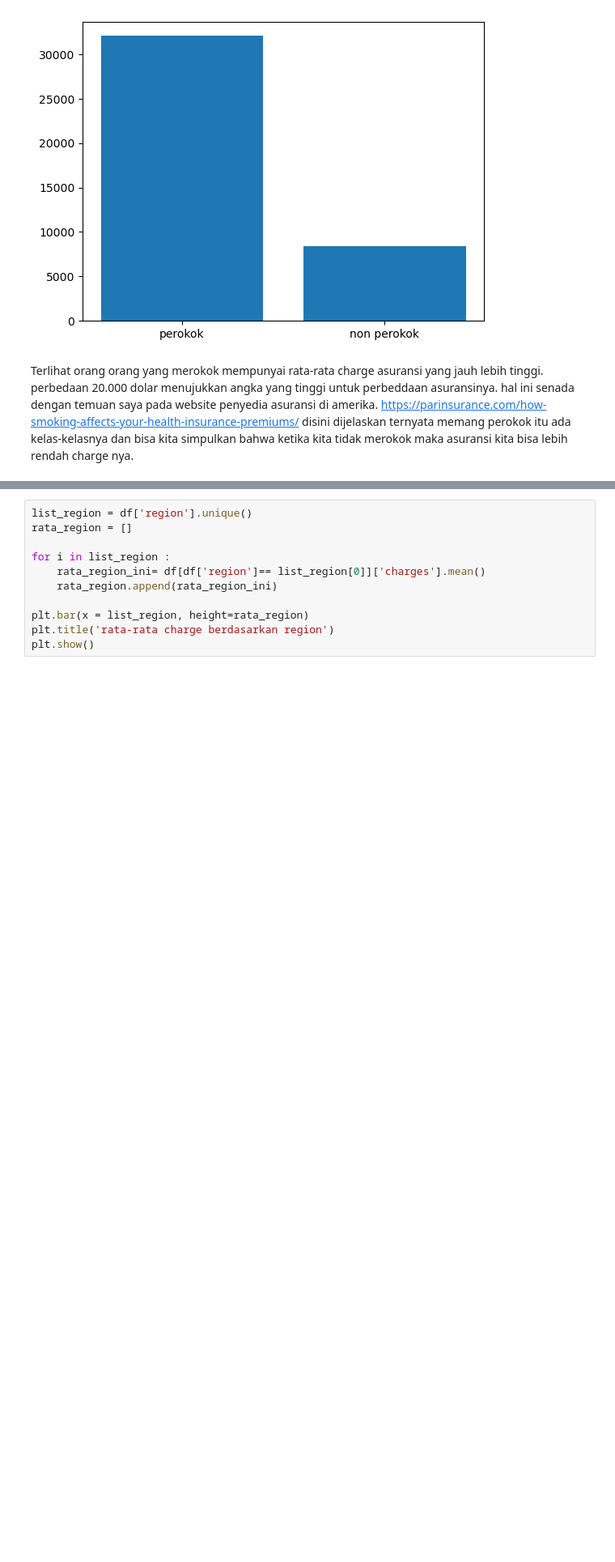
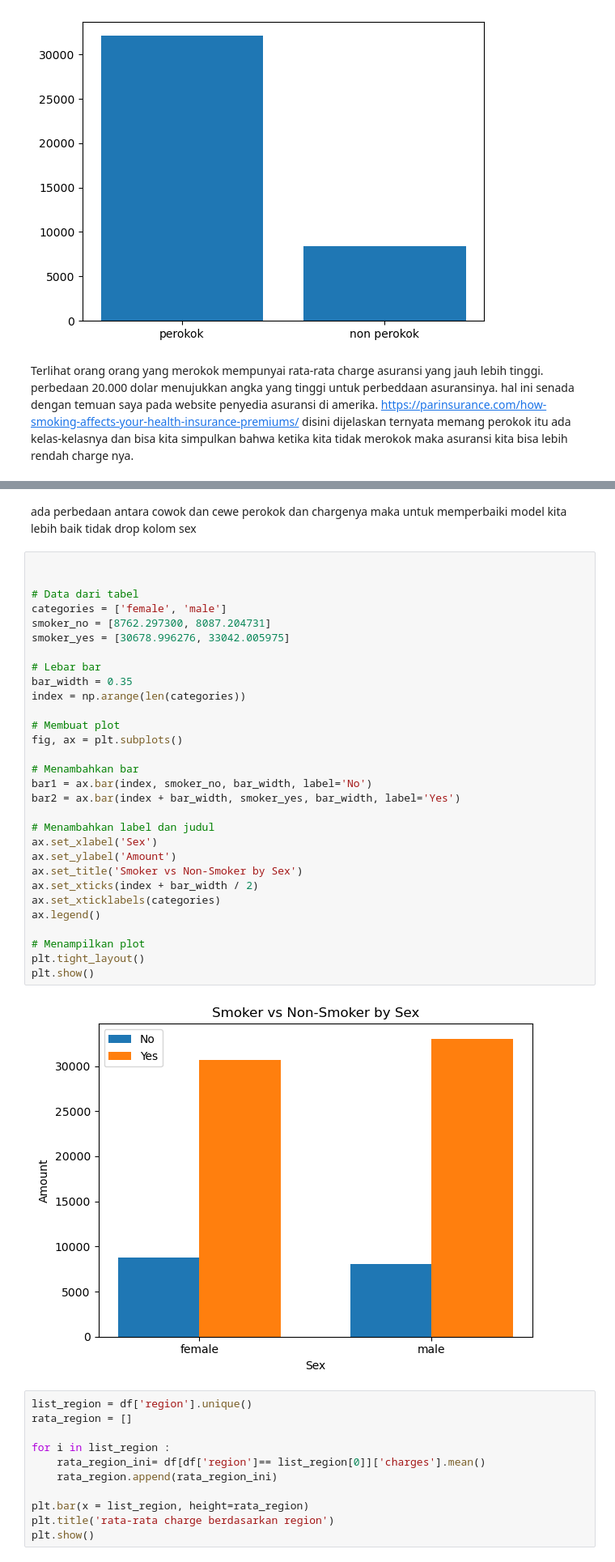
Before and after one commit to asanmaulana/kumpulan_ngc, a Jupyter notebook: h8dsft_ngc_ml_w1.ipynb, the cells around one changed output, grey strips where cells are left out. Shown at 81% size. Drawn from its saved outputs; the diff is of its cells as text; blank space fills up the shorter version.

```diff
--- a/h8dsft_ngc_ml_w1.ipynb
+++ b/h8dsft_ngc_ml_w1.ipynb
@@ -354,3 +401,37 @@ Terlihat orang orang yang merokok mempunyai rata-rata charge asuransi yang jauh
+# %% [markdown]
+ada perbedaan antara cowok dan cewe perokok dan chargenya maka untuk memperbaiki model kita lebih baik tidak drop kolom sex
+# %%
+
+
+# Data dari tabel
+categories = ['female', 'male']
+smoker_no = [8762.297300, 8087.204731]
+smoker_yes = [30678.996276, 33042.005975]
+
+# Lebar bar
+bar_width = 0.35
+index = np.arange(len(categories))
+
+# Membuat plot
+fig, ax = plt.subplots()
+
+# Menambahkan bar
+bar1 = ax.bar(index, smoker_no, bar_width, label='No')
+bar2 = ax.bar(index + bar_width, smoker_yes, bar_width, label='Yes')
+
+# Menambahkan label dan judul
+ax.set_xlabel('Sex')
+ax.set_ylabel('Amount')
+ax.set_title('Smoker vs Non-Smoker by Sex')
+ax.set_xticks(index + bar_width / 2)
+ax.set_xticklabels(categories)
+ax.legend()
+
+# Menampilkan plot
+plt.tight_layout()
+plt.show()
+# %% [output]
+[figure, added]
 # %%
 list_region = df['region'].unique()
 rata_region = []
```
Also changed, not shown: parts of 62 cells of this notebook.
